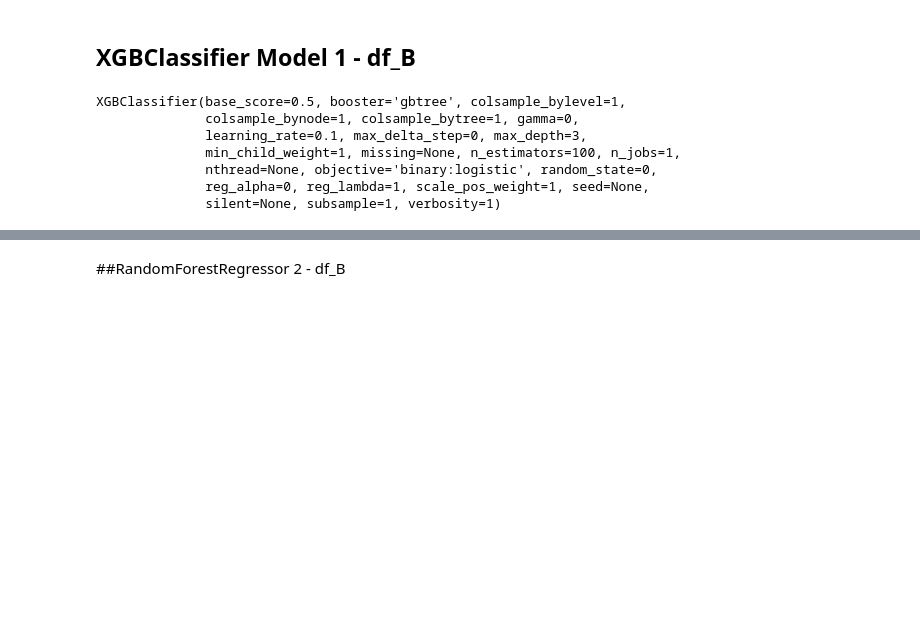
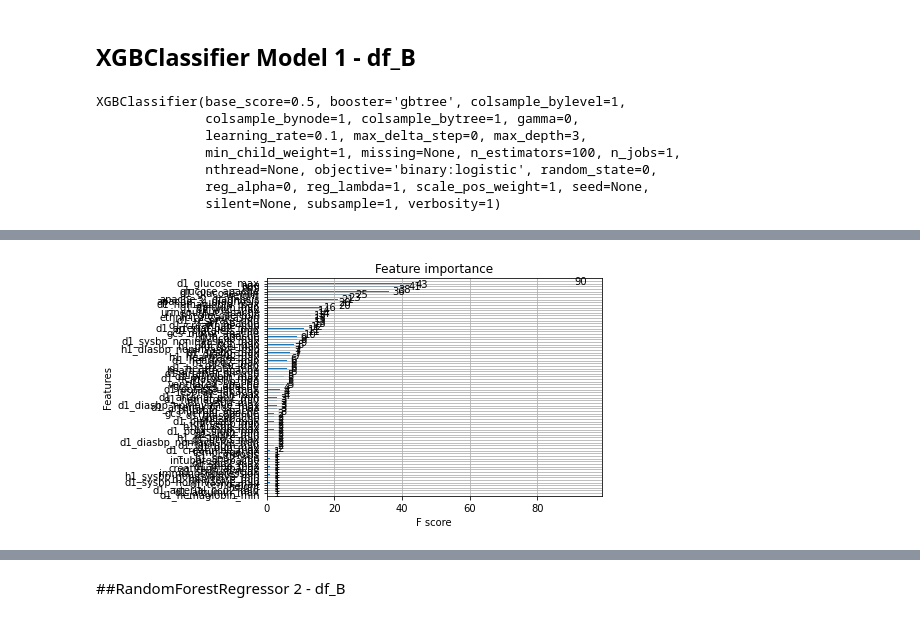
Before and after one commit to K-Hebel/WiDS_Chi, a Jupyter notebook: Model_WiDS.ipynb, the cells around one changed output, grey strips where cells are left out. Cells and saved outputs as stored; diff of their text form; code cells hidden in the pictures; blank space fills up the shorter version.

```diff
--- a/Model_WiDS.ipynb
+++ b/Model_WiDS.ipynb
@@ -306,0 +348,6 @@ model_1_B.score(X_b_test,y_b_test)
+# %%
+from xgboost import plot_importance
+plot_importance(model_1_B)
+plt.show()
+# %% [output]
+[figure, added]
```
Also changed, not shown: parts of 26 cells of this notebook.
